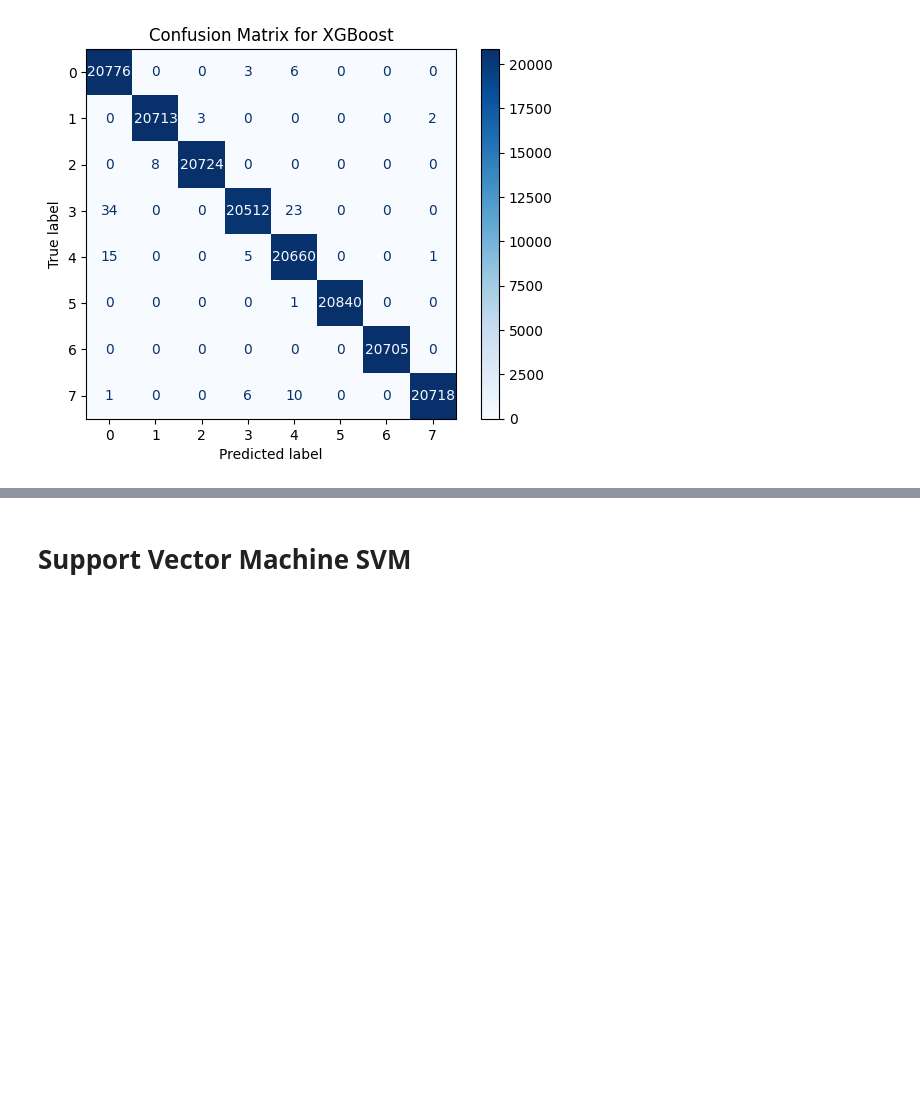
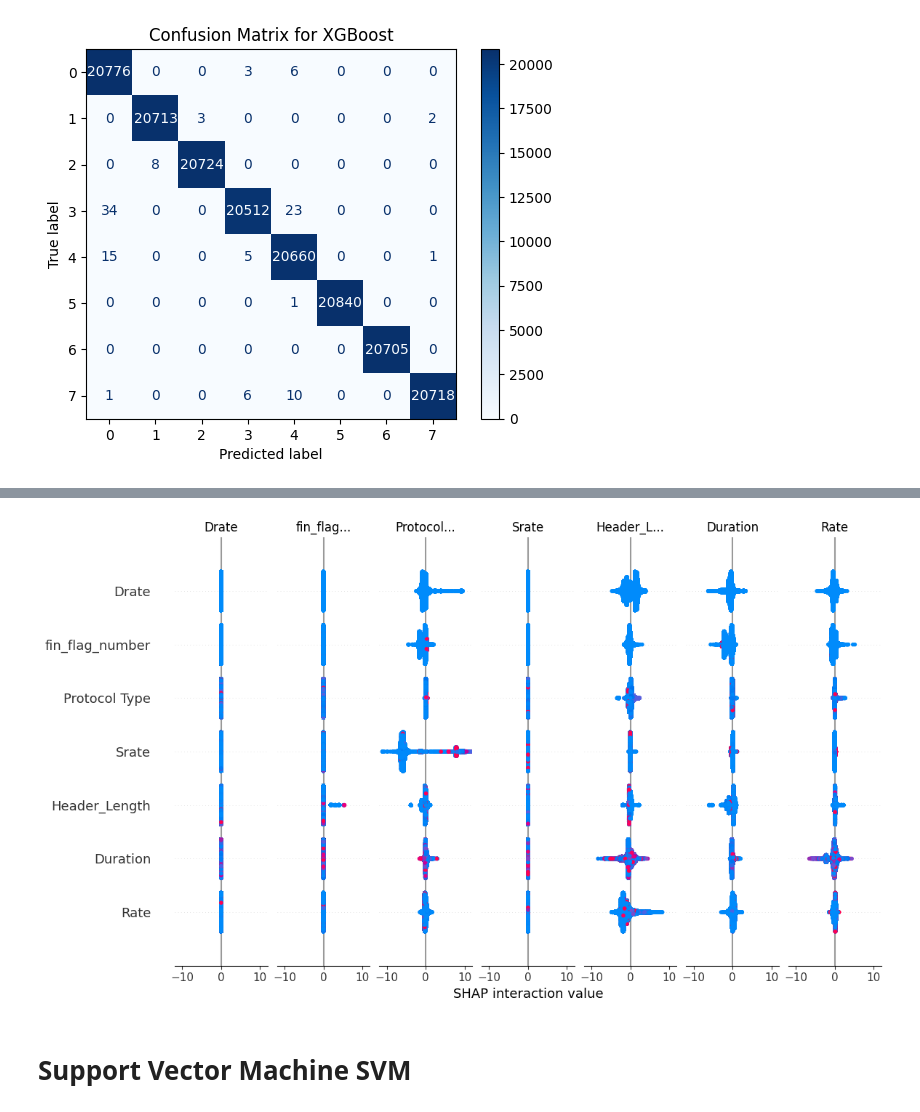
Before and after one commit to Faareh-Ahmed/Anomaly-Detection, a Jupyter notebook: Copy_of_Anomaly_Detection.ipynb, the cells around one changed output, grey strips where cells are left out. Drawn from its saved outputs; the diff is of its cells as text; code cells hidden in the pictures; blank space fills up the shorter version.

```diff
--- a/Copy_of_Anomaly_Detection.ipynb
+++ b/Copy_of_Anomaly_Detection.ipynb
@@ -684,0 +709,13 @@ plt.show()
+# %%
+import shap
+
+# Create a TreeExplainer object for your model
+explainer = shap.TreeExplainer(xgb_model)
+
+# Compute SHAP values for the test set (or a sample of it)
+shap_values = explainer.shap_values(X_test)
+
+# Summary plot: Visualizes the impact of features on model output
+shap.summary_plot(shap_values, X_test)
+# %% [output]
+[figure, added]
```
Also changed, not shown: parts of 14 cells of this notebook.
